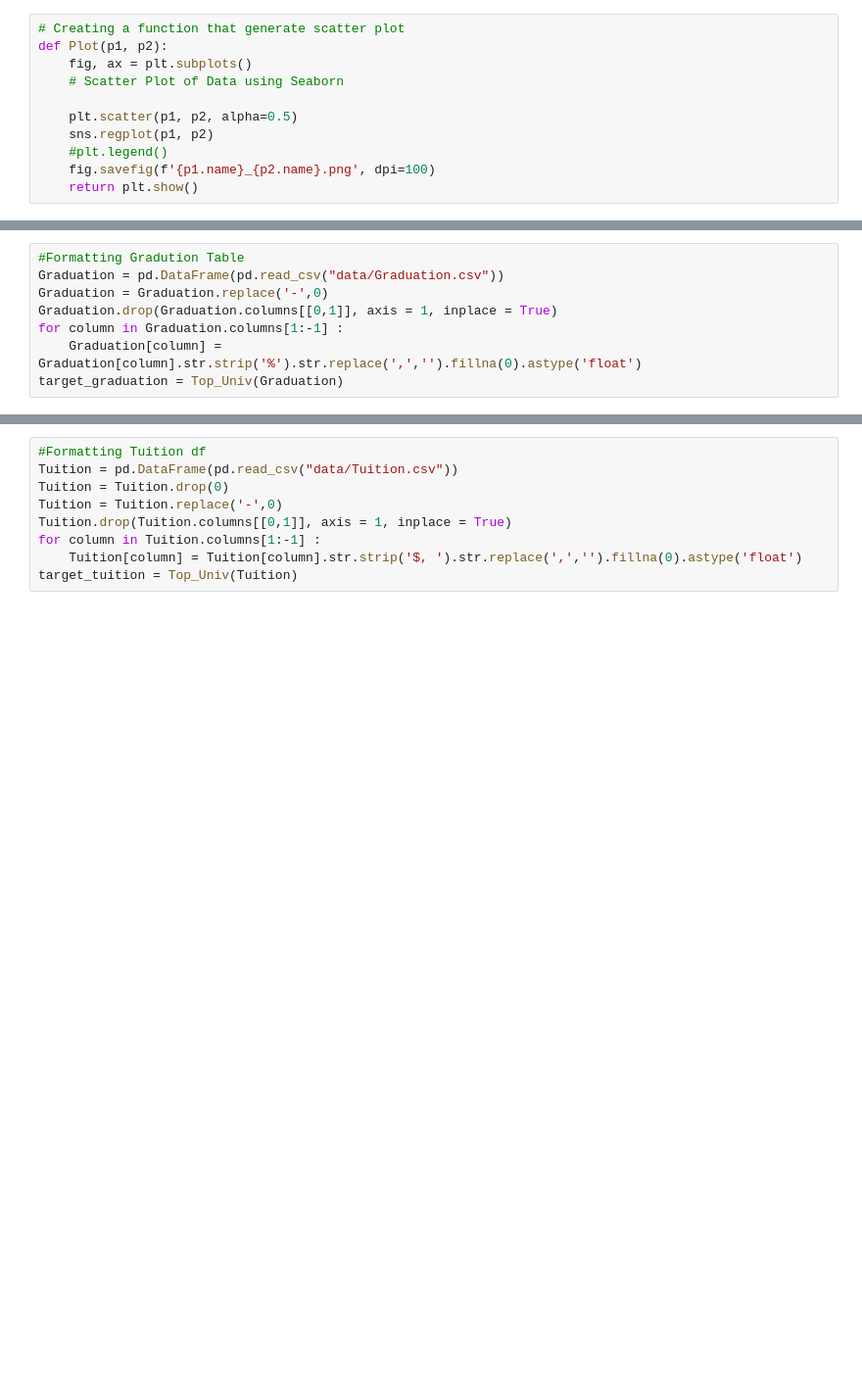
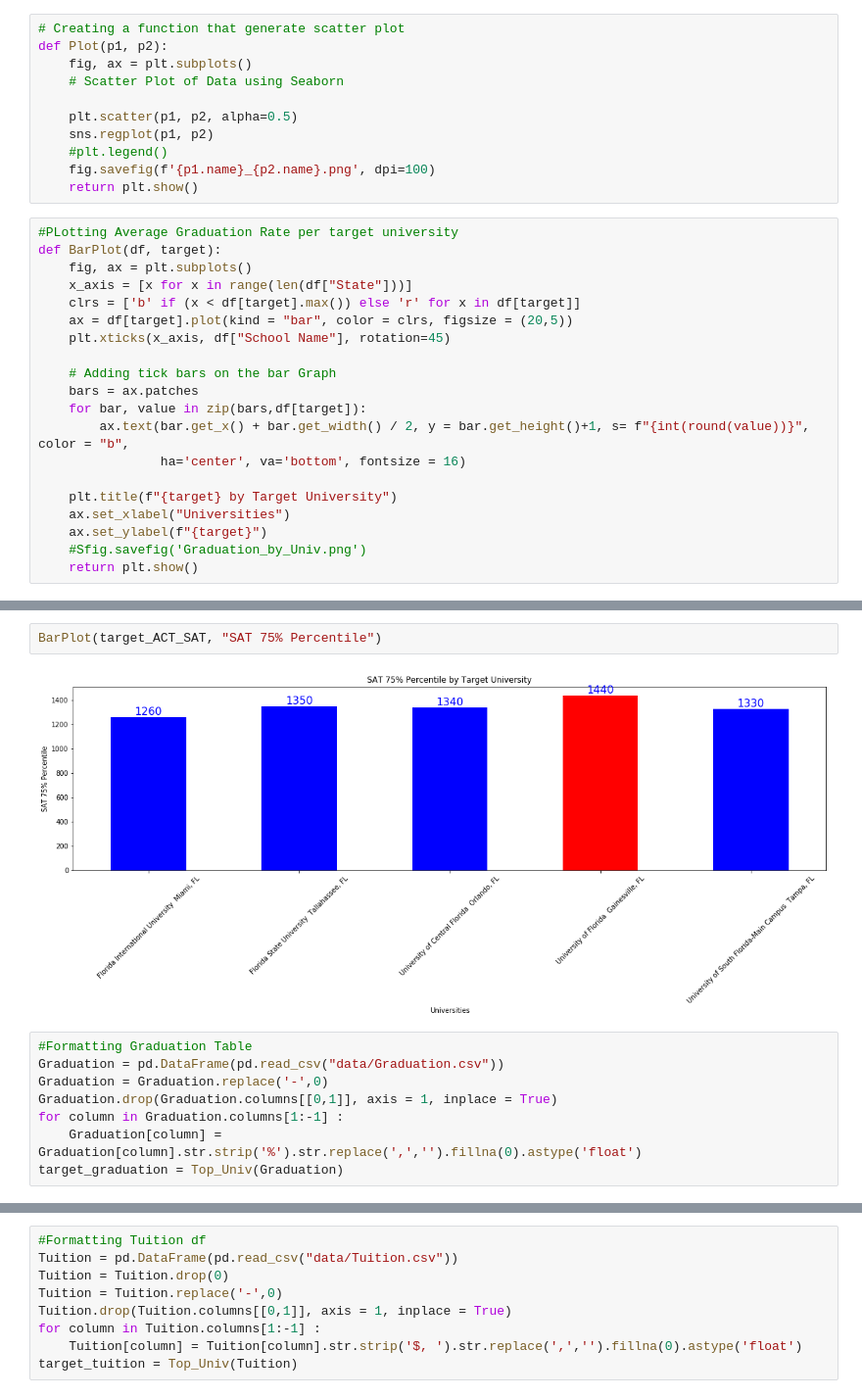
Before and after one commit to cheikhsidi/graduation_Analytics_FL, a Jupyter notebook: Florida_Top5.ipynb, the cells around one changed output, grey strips where cells are left out. Shown: that part at 98% size. Cells and saved outputs as stored; diff of their text form; blank space fills up the shorter version.

```diff
--- a/Florida_Top5.ipynb
+++ b/Florida_Top5.ipynb
@@ -36,6 +36,26 @@ def Plot(p1, p2):
     #plt.legend()
     fig.savefig(f'{p1.name}_{p2.name}.png', dpi=100)
     return plt.show()
+# %%
+#PLotting Average Graduation Rate per target university
+def BarPlot(df, target):
+    fig, ax = plt.subplots()
+    x_axis = [x for x in range(len(df["State"]))]
+    clrs = ['b' if (x < df[target].max()) else 'r' for x in df[target]]
+    ax = df[target].plot(kind = "bar", color = clrs, figsize = (20,5))
+    plt.xticks(x_axis, df["School Name"], rotation=45)
+
+    # Adding tick bars on the bar Graph
+    bars = ax.patches
+    for bar, value in zip(bars,df[target]):
+        ax.text(bar.get_x() + bar.get_width() / 2, y = bar.get_height()+1, s= f"{int(round(value))}", color = "b",
+                ha='center', va='bottom', fontsize = 16)
+
+    plt.title(f"{target} by Target University")
+    ax.set_xlabel("Universities")
+    ax.set_ylabel(f"{target}")
+    #Sfig.savefig('Graduation_by_Univ.png')
+    return plt.show()
 # %%
 #Formatting Florida SAT_ACT df
 ACT_SAT = pd.DataFrame(pd.read_csv("data/SAT_ACT.csv"))
@@ -50,5 +78,9 @@ target_ACT_SAT = Top_Univ(ACT_SAT)
+# %%
+BarPlot(target_ACT_SAT, "SAT 75% Percentile")
+# %% [output]
+[figure, added]
 # %%
-#Formatting Gradution Table
+#Formatting Graduation Table
 Graduation = pd.DataFrame(pd.read_csv("data/Graduation.csv"))
 Graduation = Graduation.replace('-',0)
 Graduation.drop(Graduation.columns[[0,1]], axis = 1, inplace = True)
```
Also changed, not shown: parts of 10 cells of this notebook, 4 other files.
